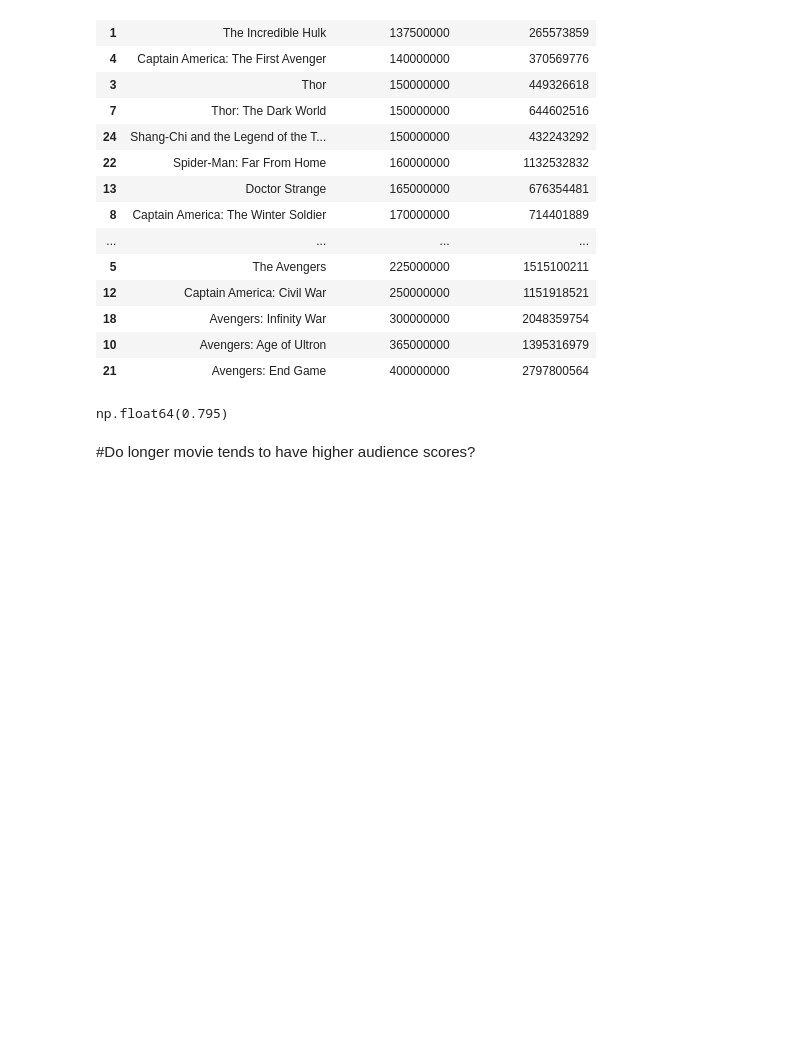
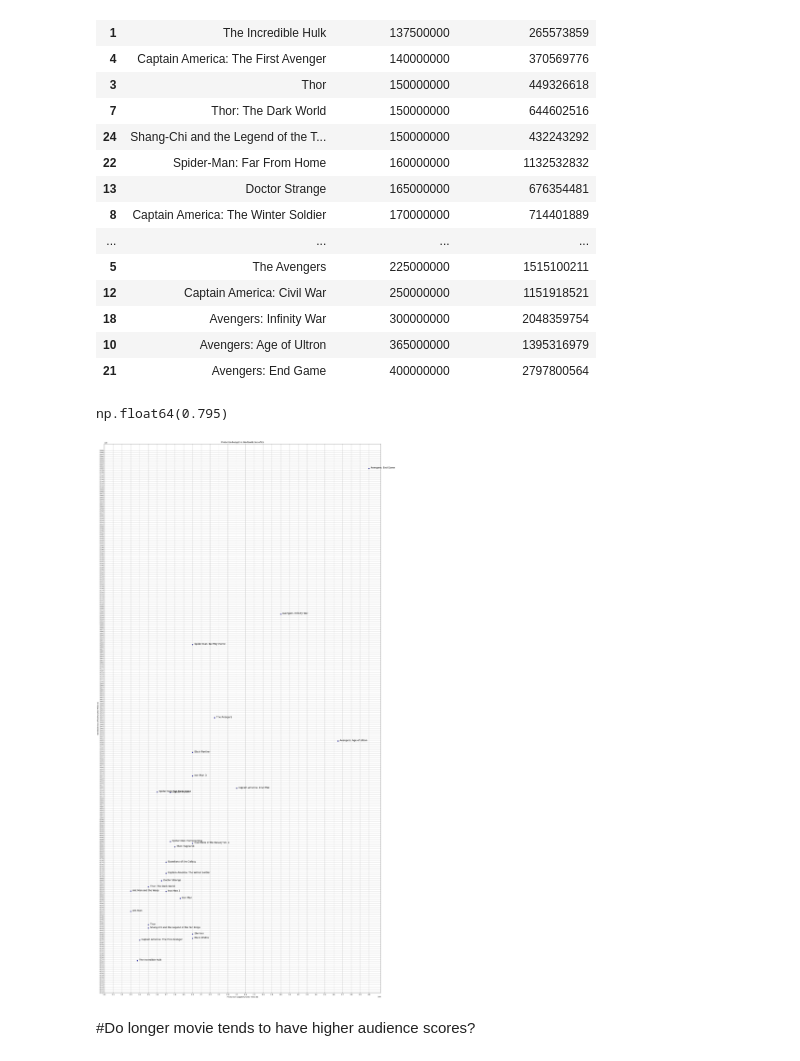
Before and after one commit to Imadittyaa/mcu-box-office, a Jupyter notebook: avengers.ipynb, the cells around one changed output. Drawn from its saved outputs; the diff is of its cells as text; code cells hidden in the pictures; blank space fills up the shorter version.

```diff
--- a/avengers.ipynb
+++ b/avengers.ipynb
@@ -146,21 +146,22 @@ np.float64(0.795)
 # %%
 #plot the relationship:
 
-plt.figure(figsize=(20,20))
+plt.figure(figsize=(30,60))
 plt.scatter(data['production_budget'],data['worldwide_box_office'],color='blue',edgecolors='black')
-plt.plot(np.arange(100000000,2800000000),np.arange(100000000,2800000000,10000000),color='red')
 plt.title('Production budget vs. Worldwide box office')
-plt.xlabel('Production budget($)')
-plt.ylabel('Worldwide box office($)')
+plt.xlabel('Production budget(Hundred Million $)')
+plt.ylabel('Worldwide box office(Hundred Million $)')
 
 for i, (x, y) in enumerate(zip(data['production_budget'], data['worldwide_box_office'])):
     plt.text(x+2000000, y, data['movie_title'].iloc[i], color='black', fontsize=14, ha='left')
-plt.xticks(np.arange(10000000, 410000000, 10000000))
-plt.yticks(np.arange(100000000, max(data['worldwide_box_office'])+100000000, 100000000))
+plt.xticks(np.arange(100000000, 410000000, 10000000))
+plt.yticks(np.arange(100000000, max(data['worldwide_box_office'])+100000000, 10000000))
 
 
 plt.grid(True)
 plt.show()
+# %% [output]
+[figure, added]
 # %% [markdown]
 #Do longer movie tends to have higher audience scores?
 # %%
```
Also changed, not shown: parts of 2 cells of this notebook.
